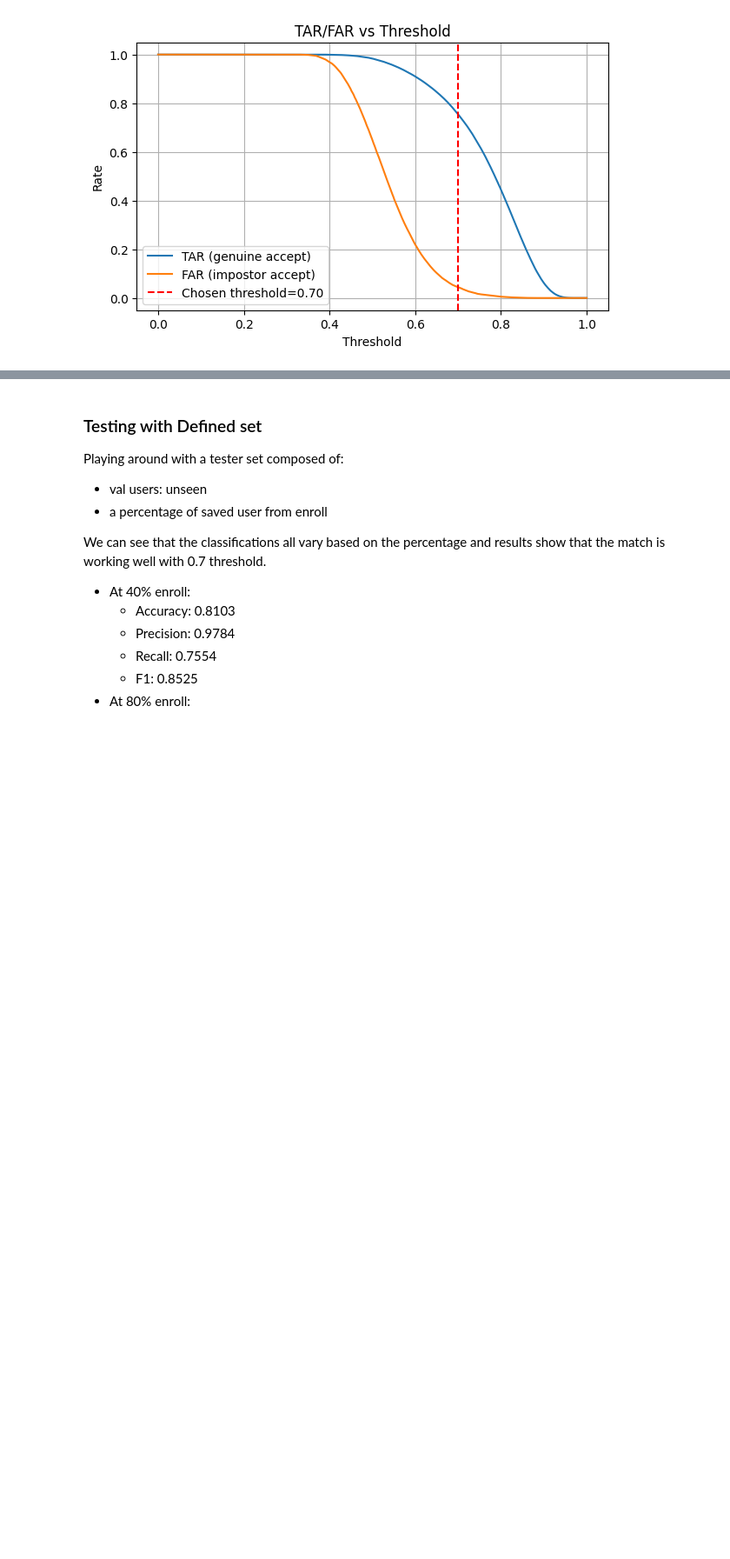
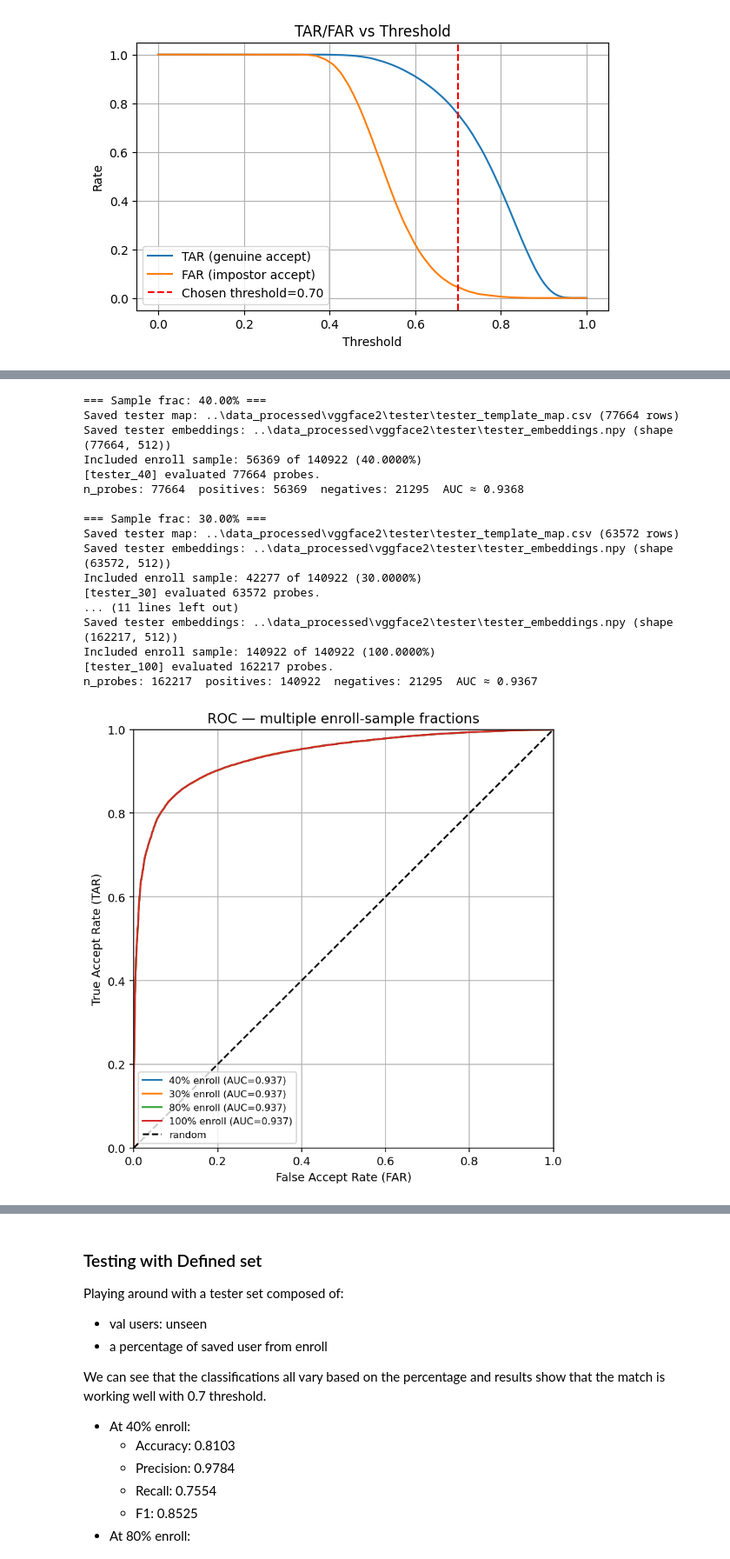
Before and after one commit to yukkigu/contactless-authentication-liveness-detection, a Jupyter notebook: notebooks/06_identity.ipynb, the cells around one changed output, grey strips where cells are left out. Shown: that part at 87% size. Saved outputs shown, nothing was run; the diff lists cells and outputs as text; code cells hidden in the pictures; blank space fills up the shorter version.

```diff
--- a/notebooks/06_identity.ipynb
+++ b/notebooks/06_identity.ipynb
@@ -755,0 +753,80 @@ Accuracy: 0.8103  Precision: 0.9784  Recall: 0.7554  F1: 0.8525
+# %%
+# Build and plot ROC curves for several enroll-sample fractions (40%, 30%, 80%, 100%)
+import numpy as np
+import matplotlib.pyplot as plt
+from datetime import datetime
+
+fractions = [0.4, 0.3, 0.8, 1.0]   # 40%, 30%, 80%, 100%
+seed = 0
+thresholds = np.linspace(0.0, 1.0, 501)
+
+results = []
+
+for frac in fractions:
+    print(f"\n=== Sample frac: {frac:.2%} ===")
+    df_tester, emb_tester = make_tester_map_enough_val_and_small_enroll(sample_frac=frac, seed=seed)
+    scores_t, y_t_true, y_t_pred = evaluate_split(df_tester, emb_tester, enrolled_ids, f"tester_{int(frac*100)}", ID_THRESH)
+
+    pos = scores_t[y_t_true == 1]
+    neg = scores_t[y_t_true == 0]
+
+    fprs = []
+    tprs = []
+    for th in thresholds:
+        tprs.append((pos >= th).mean() if len(pos) > 0 else 0.0)
+        fprs.append((neg >= th).mean() if len(neg) > 0 else 0.0)
+    fprs = np.array(fprs)
+    tprs = np.array(tprs)
+
+    # approximate AUC (TAR vs FAR)
+    try:
+        from sklearn.metrics import auc
+        auc_val = auc(fprs, tprs)
+    except Exception:
+        auc_val = np.trapz(tprs, fprs)
+
+    print(f"n_probes: {len(scores_t)}  positives: {len(pos)}  negatives: {len(neg)}  AUC ≈ {auc_val:.4f}")
+
+    results.append(dict(frac=frac, fprs=fprs, tprs=tprs, auc=auc_val))
+
+# Plot combined ROC
+plt.figure(figsize=(6,6), dpi=140)
+for r in results:
+    label = f"{int(r['frac']*100)}% enroll (AUC={r['auc']:.3f})"
+    plt.plot(r['fprs'], r['tprs'], label=label)
+plt.plot([0,1],[0,1],'k--', label="random")
+plt.xlim(0, 1)
+plt.ylim(0, 1)
+plt.xlabel("False Accept Rate (FAR)")
+plt.ylabel("True Accept Rate (TAR)")
+plt.title("ROC — multiple enroll-sample fractions")
+plt.grid(True)
+plt.legend(loc="lower left", fontsize="small")
+plt.tight_layout()
+
+out_dir = Path("../evaluation")
+out_dir.mkdir(parents=True, exist_ok=True)
+ts = datetime.now().strftime("%Y%m%d_%H%M%S")
+out_png = out_dir / f"identity_roc_multi_samples_{ts}.png"
+plt.savefig(out_png)
+plt.show()
+print("Saved ROC figure to:", out_png)
+# %% [output]
+=== Sample frac: 40.00% ===
+Saved tester map: ..\data_processed\vggface2\tester\tester_template_map.csv (77664 rows)
+Saved tester embeddings: ..\data_processed\vggface2\tester\tester_embeddings.npy (shape (77664, 512))
+Included enroll sample: 56369 of 140922 (40.0000%)
+[tester_40] evaluated 77664 probes.
+n_probes: 77664  positives: 56369  negatives: 21295  AUC ≈ 0.9368
+
+=== Sample frac: 30.00% ===
+Saved tester map: ..\data_processed\vggface2\tester\tester_template_map.csv (63572 rows)
+Saved tester embeddings: ..\data_processed\vggface2\tester\tester_embeddings.npy (shape (63572, 512))
+Included enroll sample: 42277 of 140922 (30.0000%)
+[tester_30] evaluated 63572 probes.
+... (11 lines left out)
+Saved tester embeddings: ..\data_processed\vggface2\tester\tester_embeddings.npy (shape (162217, 512))
+Included enroll sample: 140922 of 140922 (100.0000%)
+[tester_100] evaluated 162217 probes.
+n_probes: 162217  positives: 140922  negatives: 21295  AUC ≈ 0.9367
+[figure, added]
```
Also changed, not shown: parts of 10 cells of this notebook, 21 other files.
